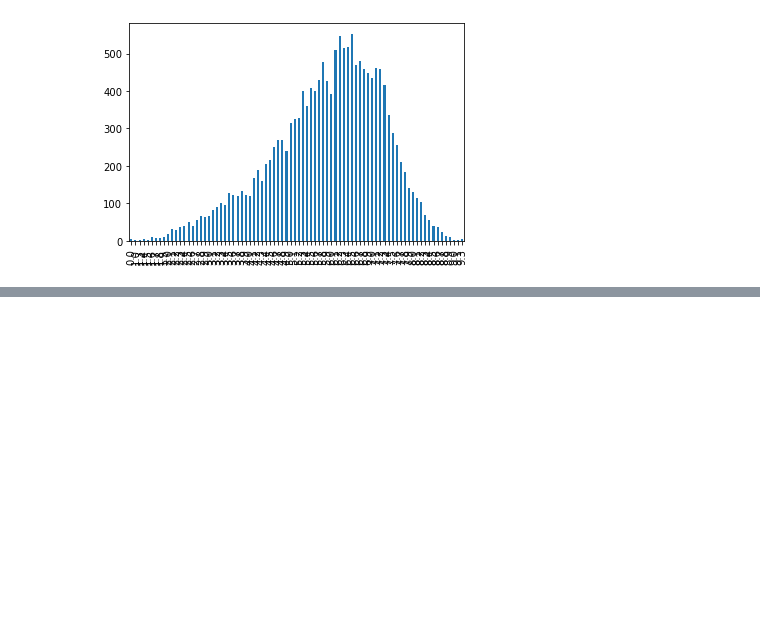
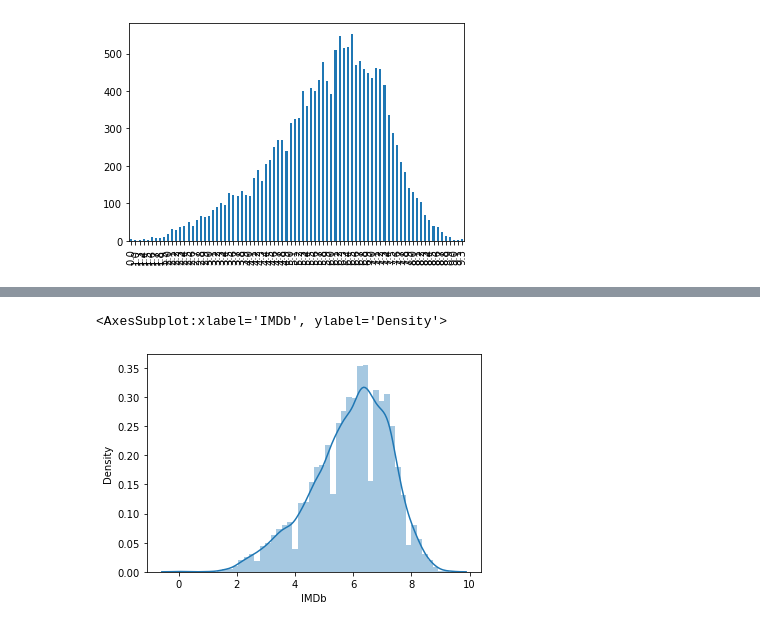
Before and after one commit to datares/the-avocados-movies, a Jupyter notebook: Annie/Movies on Stream Platforms.ipynb, the cells around one changed output, grey strips where cells are left out. Drawn from its saved outputs; the diff is of its cells as text; code cells hidden in the pictures; blank space fills up the shorter version.

```diff
--- a/Annie/Movies on Stream Platforms.ipynb
+++ b/Annie/Movies on Stream Platforms.ipynb
@@ -154,0 +165,7 @@ imdb_count.plot.bar(x=None)
+# %%
+#IMDB and rotten tomatoes rating based in general
+
+sns.distplot( stream_movies['IMDb'])
+# %% [output]
+<AxesSubplot:xlabel='IMDb', ylabel='Density'>
+[figure, added]
```
Also changed, not shown: parts of 3 cells of this notebook.
